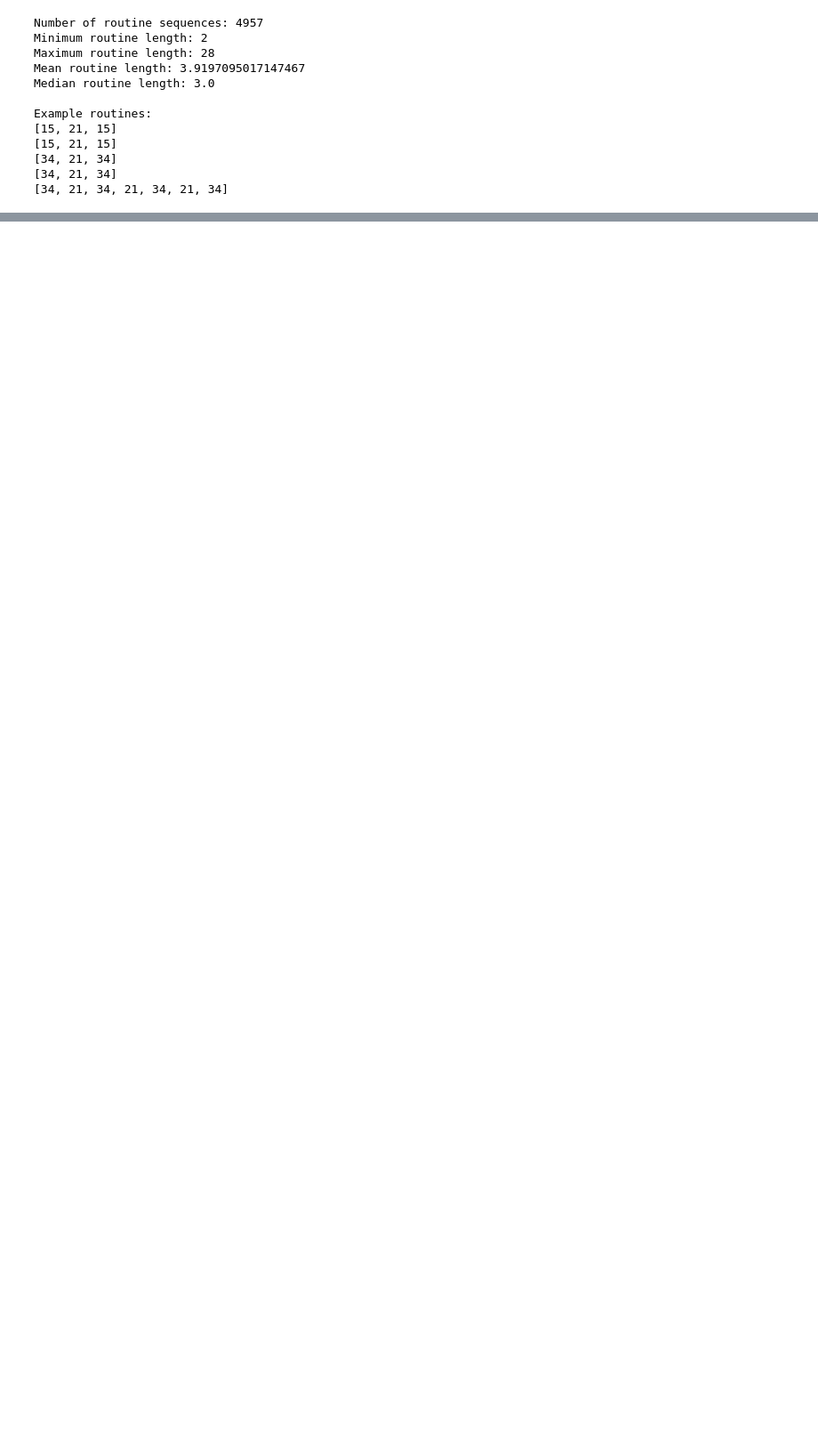
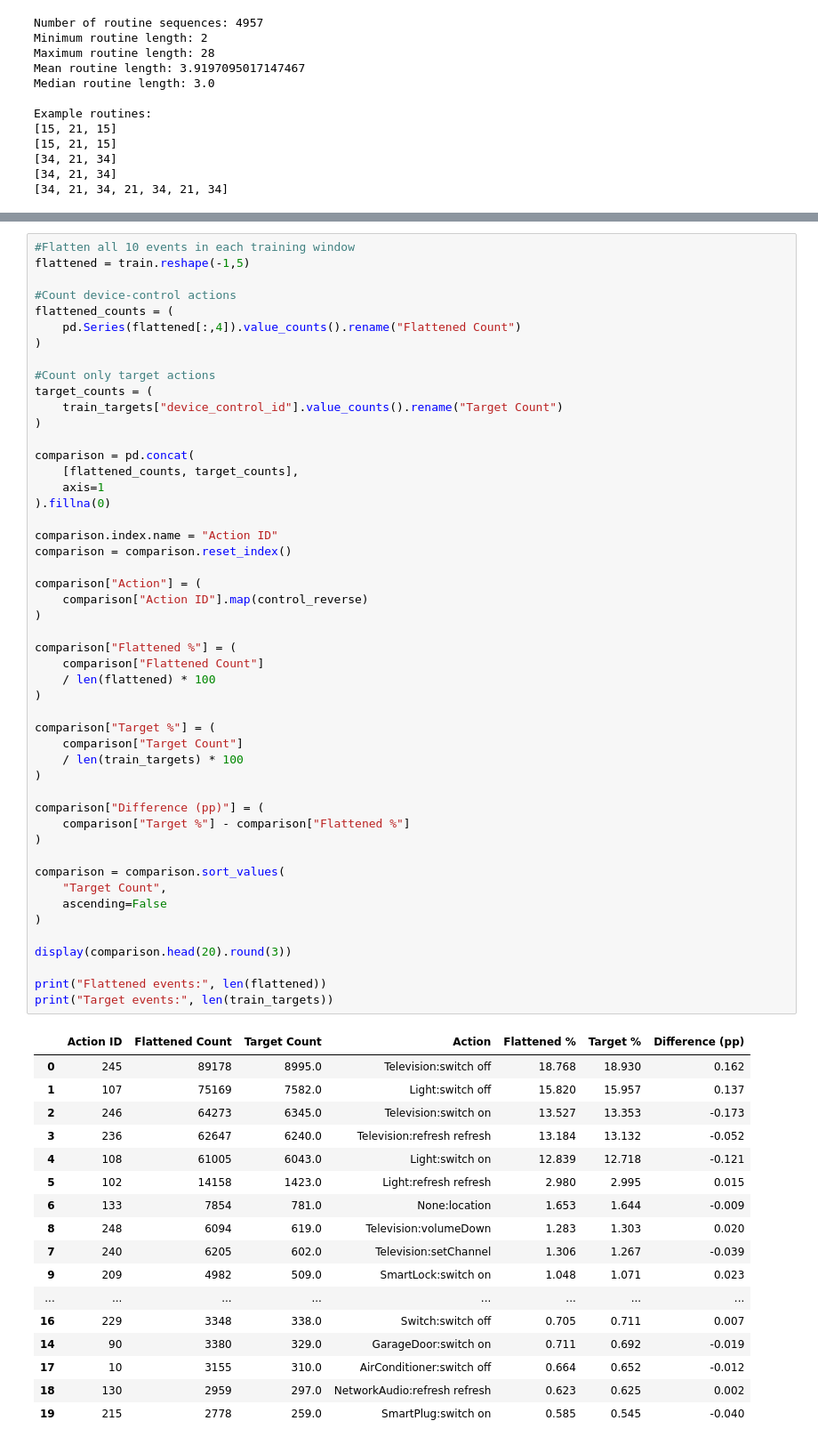
Before and after one commit to HarrisonWilliams123/data-mining-project, a Jupyter notebook: Untitled.ipynb, the cells around one changed output, grey strips where cells are left out. Shown at 89% size. Drawn from its saved outputs; the diff is of its cells as text; blank space fills up the shorter version.

```diff
--- a/Untitled.ipynb
+++ b/Untitled.ipynb
@@ -501,0 +592,67 @@ Example routines:
+# %%
+#Flatten all 10 events in each training window
+flattened = train.reshape(-1,5)
+
+#Count device-control actions
+flattened_counts = (
+    pd.Series(flattened[:,4]).value_counts().rename("Flattened Count")
+)
+
+#Count only target actions
+target_counts = (
+    train_targets["device_control_id"].value_counts().rename("Target Count")
+)
+
+comparison = pd.concat(
+    [flattened_counts, target_counts],
+    axis=1
+).fillna(0)
+
+comparison.index.name = "Action ID"
+comparison = comparison.reset_index()
+
+comparison["Action"] = (
+    comparison["Action ID"].map(control_reverse)
+)
+
+comparison["Flattened %"] = (
+    comparison["Flattened Count"]
+    / len(flattened) * 100
+)
+
+comparison["Target %"] = (
+    comparison["Target Count"]
+    / len(train_targets) * 100
+)
+
+comparison["Difference (pp)"] = (
+    comparison["Target %"] - comparison["Flattened %"]
+)
+
+comparison = comparison.sort_values(
+    "Target Count",
+    ascending=False
+)
+
+display(comparison.head(20).round(3))
+
+print("Flattened events:", len(flattened))
+print("Target events:", len(train_targets))
+# %% [output]
+|  | Action ID | Flattened Count | Target Count | Action | Flattened % | Target % | Difference (pp) |
+| 0 | 245 | 89178 | 8995.0 | Television:switch off | 18.768 | 18.930 | 0.162 |
+| 1 | 107 | 75169 | 7582.0 | Light:switch off | 15.820 | 15.957 | 0.137 |
+| 2 | 246 | 64273 | 6345.0 | Television:switch on | 13.527 | 13.353 | -0.173 |
+| 3 | 236 | 62647 | 6240.0 | Television:refresh refresh | 13.184 | 13.132 | -0.052 |
+| 4 | 108 | 61005 | 6043.0 | Light:switch on | 12.839 | 12.718 | -0.121 |
+| 5 | 102 | 14158 | 1423.0 | Light:refresh refresh | 2.980 | 2.995 | 0.015 |
+| 6 | 133 | 7854 | 781.0 | None:location | 1.653 | 1.644 | -0.009 |
+| 8 | 248 | 6094 | 619.0 | Television:volumeDown | 1.283 | 1.303 | 0.020 |
+| 7 | 240 | 6205 | 602.0 | Television:setChannel | 1.306 | 1.267 | -0.039 |
+| 9 | 209 | 4982 | 509.0 | SmartLock:switch on | 1.048 | 1.071 | 0.023 |
+| ... | ... | ... | ... | ... | ... | ... | ... |
+| 16 | 229 | 3348 | 338.0 | Switch:switch off | 0.705 | 0.711 | 0.007 |
+| 14 | 90 | 3380 | 329.0 | GarageDoor:switch on | 0.711 | 0.692 | -0.019 |
+| 17 | 10 | 3155 | 310.0 | AirConditioner:switch off | 0.664 | 0.652 | -0.012 |
+| 18 | 130 | 2959 | 297.0 | NetworkAudio:refresh refresh | 0.623 | 0.625 | 0.002 |
+| 19 | 215 | 2778 | 259.0 | SmartPlug:switch on | 0.585 | 0.545 | -0.040 |
```
Also changed, not shown: parts of 39 cells of this notebook, 2 other files.
